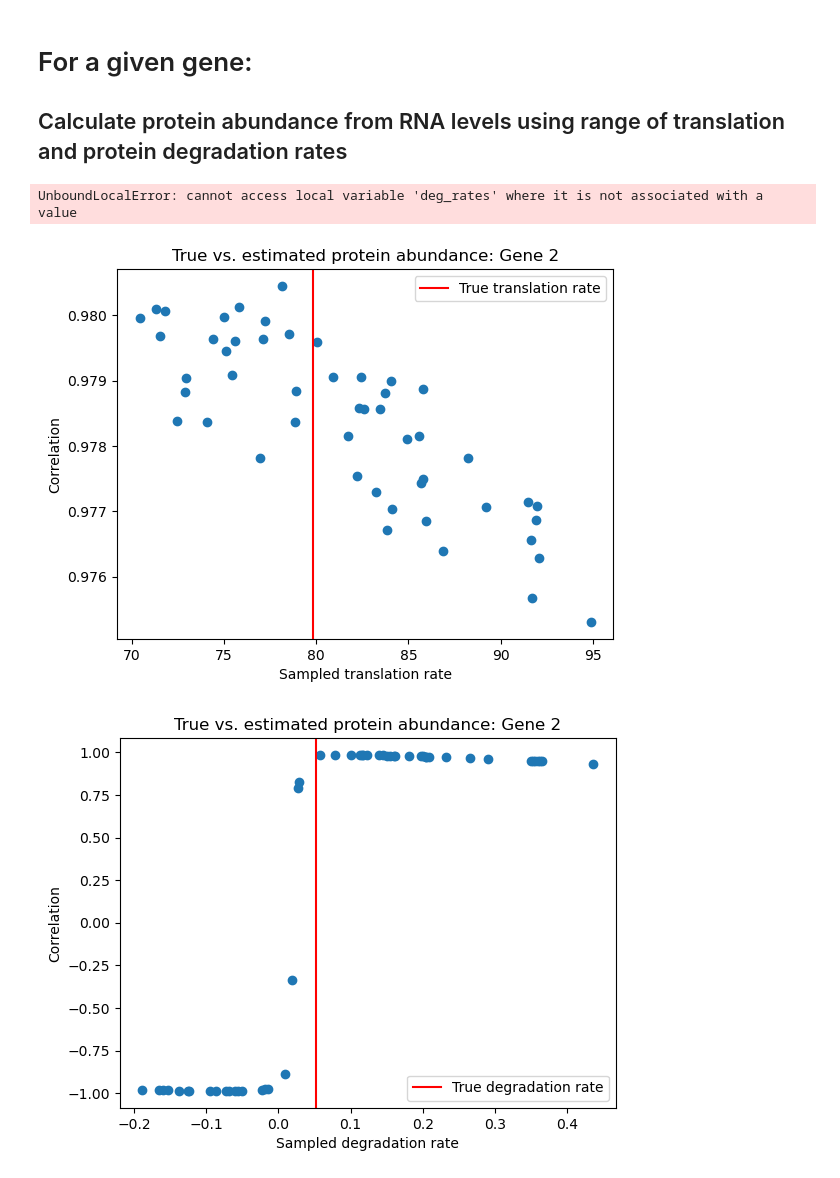
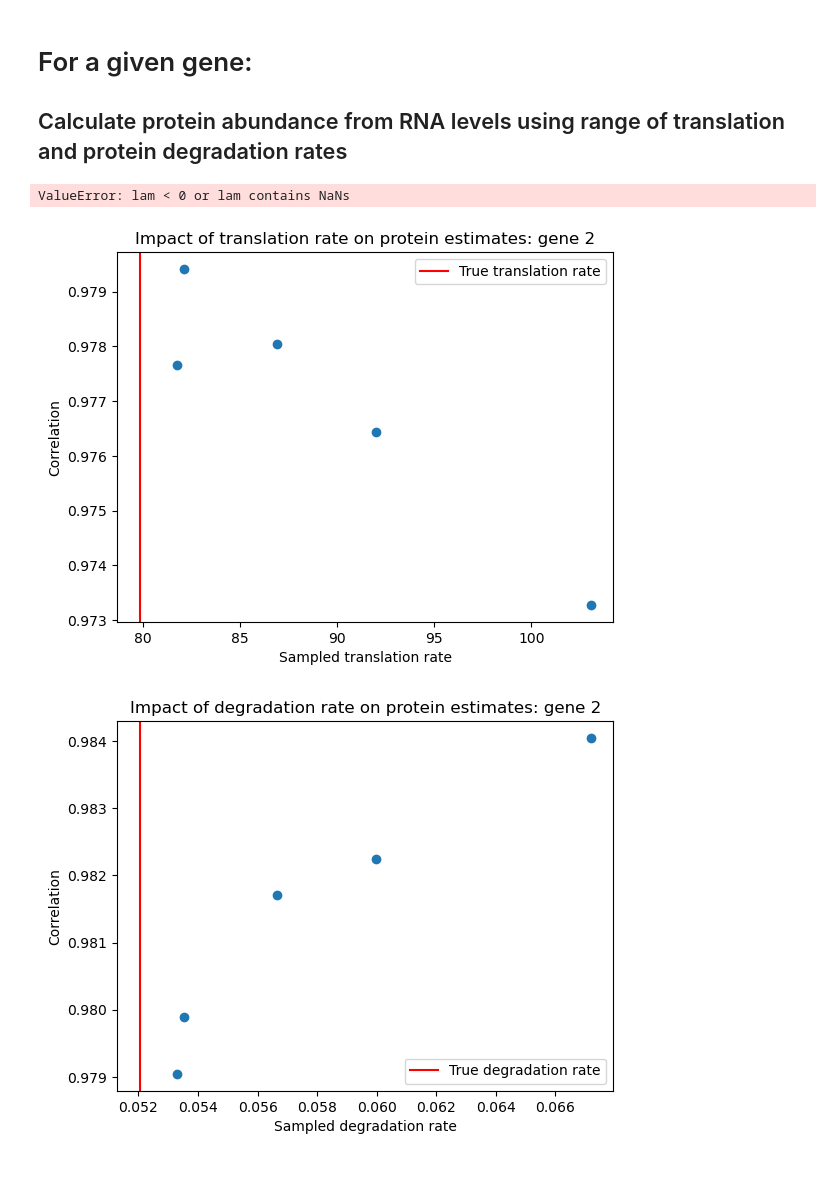
Before and after one commit to reliscu/chronocell_simulations, a Jupyter notebook: simulate_protein_imputation.ipynb, the cells around one changed output. Saved outputs shown, nothing was run; the diff lists cells and outputs as text; code cells hidden in the pictures.

Commit message:
exploring impact of using the wrong translation or degradation rate on protein estimates

```diff
--- a/simulate_protein_imputation.ipynb
+++ b/simulate_protein_imputation.ipynb
@@ -67,18 +67,18 @@ plt.legend();
 # %%
 # Now for each gene, sample a range of translation rates around true translation rate
 
-n_resamples = 50
-dispersion_factor = 2
+n_resamples = 5
+dispersion_factor = 3 # Smaller value = larger spread
 # %%
-P_transl_estimates_observed, P_transl_estimates, sampled_transl_rates = simulate_protein_transl_rate_sensitivity(Y_observed, topo, true_t, true_l, phi, dispersion_factor, n_resamples, random_seed=random_seed)
-P_deg_estimates_observed, P_deg_estimates, sampled_deg_rates = simulate_protein_deg_rate_sensitivity(Y_observed, topo, true_t, true_l, phi, dispersion_factor, n_resamples, random_seed=random_seed)
+P_transl_sampled_observed, P_transl_sampled, sampled_transl_rates = simulate_protein_transl_rate_sensitivity(Y_observed, topo, true_t, true_l, phi, dispersion_factor, n_resamples, random_seed=random_seed)
+P_deg_sampled_observed, P_deg_sampled, sampled_deg_rates = simulate_protein_deg_rate_sensitivity(Y_observed, topo, true_t, true_l, phi, dispersion_factor, n_resamples, random_seed=random_seed)
 # %% [output]
-UnboundLocalError: cannot access local variable 'deg_rates' where it is not associated with a value
+ValueError: lam < 0 or lam contains NaNs
 # %%
-sampled_transl_corrs = np.array([[np.corrcoef(P_transl_estimates_observed[r, :, idx],
+sampled_transl_corrs = np.array([[np.corrcoef(P_transl_sampled_observed[r, :, idx],
                                               P_observed[:, idx])[0, 1] for idx in range(p)]
                                  for r in range(n_resamples)])
 
-sampled_deg_corrs = np.array([[np.corrcoef(P_deg_estimates_observed[r, :, idx],
+sampled_deg_corrs = np.array([[np.corrcoef(P_deg_sampled_observed[r, :, idx],
                                            P_observed[:, idx])[0, 1] for idx in range(p)]
                               for r in range(n_resamples)])
@@ -87,22 +92,21 @@ gene_idx = 2
 # %%
 plt.scatter(sampled_transl_rates[gene_idx, :], sampled_transl_corrs[:, gene_idx]);
 plt.axvline(x=phi[gene_idx, 0], color='red', label="True translation rate")
 plt.xlabel("Sampled translation rate");
 plt.ylabel("Correlation");
-plt.title(f"True vs. estimated protein abundance: Gene {gene_idx}");
+plt.title(f"Impact of translation rate on protein estimates: gene {gene_idx}");
 plt.legend();
 # %% [output]
-[figure, old version]
+[figure, new version]
 # %%
-plt.scatter(sampled_deg_rates[idx, :], sampled_deg_corrs[:, idx]);
-plt.axvline(x=phi[idx, -1], color='red', label="True degradation rate")
+plt.scatter(sampled_deg_rates[gene_idx, :], sampled_deg_corrs[:, gene_idx]);
+plt.axvline(x=phi[gene_idx, -1], color='red', label="True degradation rate")
 plt.xlabel("Sampled degradation rate");
 plt.ylabel("Correlation");
-plt.title(f"True vs. estimated protein abundance: Gene {idx}");
+plt.title(f"Impact of degradation rate on protein estimates: gene {gene_idx}");
 plt.legend();
-# plt.xscale("sqrt");
 # %% [output]
-[figure, old version]
+[figure, new version]
 # %%
 # For a given cell (Poisson sampled):
 ## Calculate its RNA history for each gene using: cell starting counts, and kinetic parameters (known) and recursive equation for expected # unspliced and spliced counts
```
Also changed, not shown: parts of 1 cell of this notebook, 1 other file.
